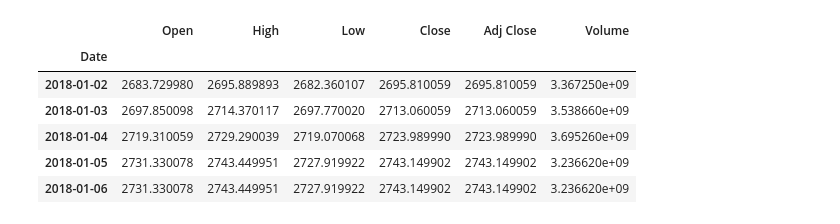
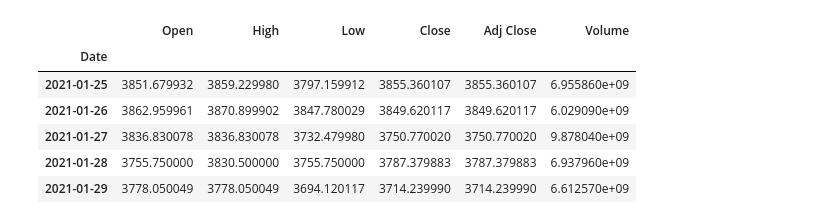
Before and after one commit to dbogatic/economic-indicators, a Jupyter notebook: retail.ipynb, the cells around one changed output. Saved outputs shown, nothing was run; the diff lists cells and outputs as text; code cells hidden in the pictures.

```diff
--- a/retail.ipynb
+++ b/retail.ipynb
@@ -31,20 +31,21 @@ retail_plot = retail['Adj Close'].plot(figsize=(12,8), title='XRT (Retail ETF)',
 # %%
 # Pull S&P Index historical values from yfinance API
 ticker = "^GSPC"
 start= "2018-01-01"
+end= "2021-02-01"
 
-sp_history = yf.download(ticker, start=start,progress=False)
+sp_history = yf.download(ticker, start=start, end=end, progress=False)
 sp_history = sp_history.asfreq(freq='D').ffill().dropna()
 sp_history.to_csv('resources/sp_history.csv')
-sp_history.head()
+sp_history.tail()
 # %% [output]
 |  | Open | High | Low | Close | Adj Close | Volume |
 | Date |  |  |  |  |  |  |
-| 2018-01-02 | 2683.729980 | 2695.889893 | 2682.360107 | 2695.810059 | 2695.810059 | 3.367250e+09 |
-| 2018-01-03 | 2697.850098 | 2714.370117 | 2697.770020 | 2713.060059 | 2713.060059 | 3.538660e+09 |
-| 2018-01-04 | 2719.310059 | 2729.290039 | 2719.070068 | 2723.989990 | 2723.989990 | 3.695260e+09 |
-| 2018-01-05 | 2731.330078 | 2743.449951 | 2727.919922 | 2743.149902 | 2743.149902 | 3.236620e+09 |
-| 2018-01-06 | 2731.330078 | 2743.449951 | 2727.919922 | 2743.149902 | 2743.149902 | 3.236620e+09 |
+| 2021-01-25 | 3851.679932 | 3859.229980 | 3797.159912 | 3855.360107 | 3855.360107 | 6.955860e+09 |
+| 2021-01-26 | 3862.959961 | 3870.899902 | 3847.780029 | 3849.620117 | 3849.620117 | 6.029090e+09 |
+| 2021-01-27 | 3836.830078 | 3836.830078 | 3732.479980 | 3750.770020 | 3750.770020 | 9.878040e+09 |
+| 2021-01-28 | 3755.750000 | 3830.500000 | 3755.750000 | 3787.379883 | 3787.379883 | 6.937960e+09 |
+| 2021-01-29 | 3778.050049 | 3778.050049 | 3694.120117 | 3714.239990 | 3714.239990 | 6.612570e+09 |
 # %%
 #Plot S&P Index historical data
 sp_plot = sp_history['Adj Close'].plot(figsize=(12,8), title='S&P Historical', grid=True)
```
Also changed, not shown: parts of 4 cells of this notebook, 14 other files.
